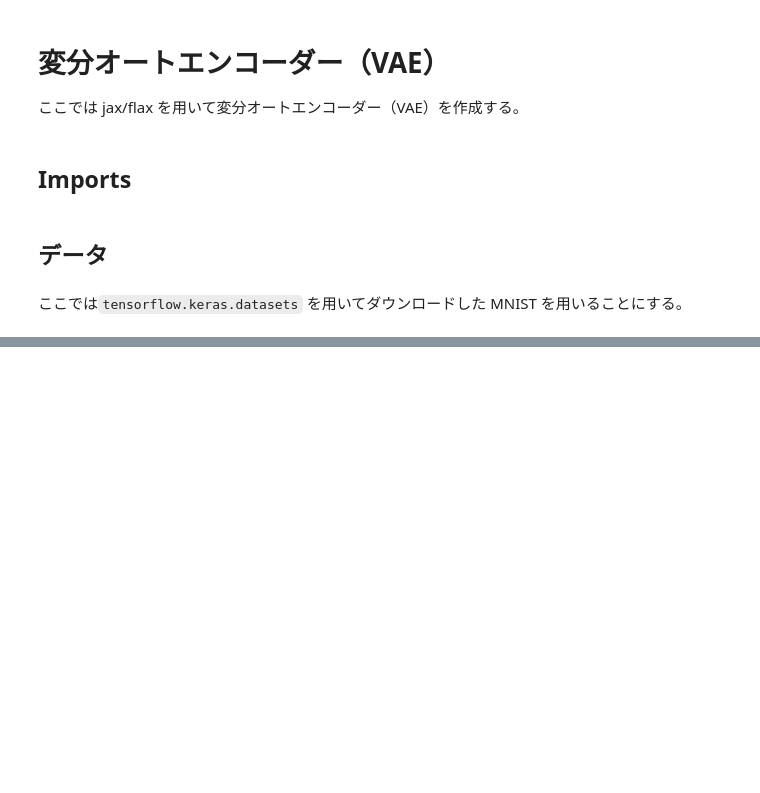
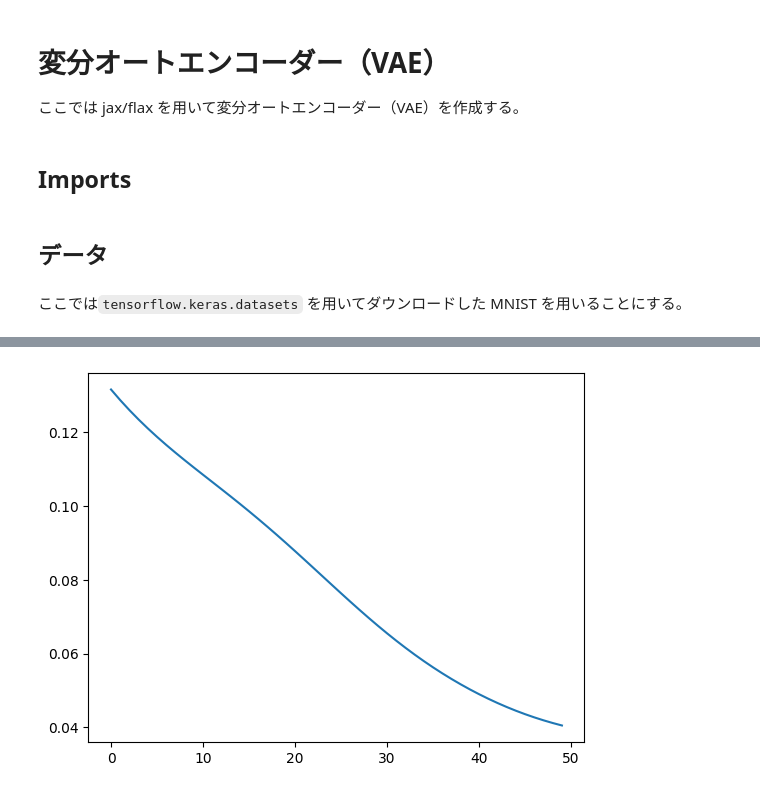
Before and after one commit to Omaam/deep-learning-from-scratch-5-with-jaxflax, a Jupyter notebook: notebooks/vae.ipynb, the cells around one changed output, grey strips where cells are left out. Saved outputs shown, nothing was run; the diff lists cells and outputs as text; code cells hidden in the pictures; blank space fills up the shorter version.

```diff
--- a/notebooks/vae.ipynb
+++ b/notebooks/vae.ipynb
@@ -36,7 +48,7 @@ test_labels = np.eye(10)[test_labels]
 # %%
 class Encoder(nn.Module):
-    hidden_dim: int = 512
-    latent_dim: int = 32
+    hidden_dim: int
+    latent_dim: int
 
     @nn.compact
     def __call__(self, x):
@@ -49,8 +61,8 @@ class Encoder(nn.Module):
 
 
 class Decoder(nn.Module):
-    hidden_dim: int = 512
-    output_dim: int = 784
+    hidden_dim: int
+    output_dim: int
 
     @nn.compact
     def __call__(self, x):
@@ -68,9 +80,13 @@ def reparameterize(mu, sigma):
 
 
 class VAE(nn.Module):
+    hidden_dim: int = 200
+    latent_dim: int = 20
+
     @nn.compact
     def __call__(self, x):
-        mu, sigma = Encoder()(x)
+        input_shape = x.shape[-1]
+        mu, sigma = Encoder(self.hidden_dim, self.latent_dim)(x)
         x = reparameterize(mu, sigma)
-        x = Decoder()(x)
+        x = Decoder(hidden_dim=self.hidden_dim, output_dim=input_shape)(x)
         return x
@@ -79,11 +105,13 @@ class VAE(nn.Module):
 # %%
+learning_rate = 3e-4
+
 key, key1 = random.split(random.PRNGKey(0), 2)
 variables = VAE().init(key1, train_images[0])
 
 state = train_state.TrainState.create(
     apply_fn=VAE().apply,
     params=variables['params'],
-    tx=optax.adam(learning_rate=0.001)
+    tx=optax.adam(learning_rate=learning_rate)
 )
 
 
@@ -113,12 +141,16 @@ def train_step(state, inputs, labels):
     return new_state, loss
 
 
-def train_epoch(state, input_batched, label_batched):
+def train_epoch(state, input_batched, label_batched, eval=False):
     loss_history = []
     for inputs, labels in zip(input_batched, label_batched):
+        # print(inputs.shape, labels.shape)
         new_state, loss = train_step(state, inputs, labels)
         loss_history.append(jax.device_get(loss).tolist())
-    return state, np.mean(loss_history)
+    if eval:
+        return state, np.mean(loss_history)
+    else:
+        return new_state, np.mean(loss_history)
 
 
 def fit(state, train_inputs, train_labels, test_inputs, test_labels,
@@ -142,7 +174,7 @@ def fit(state, train_inputs, train_labels, test_inputs, test_labels,
 
         # Evaluation
         _, loss_test = train_epoch(
-            state, test_inputs_batched, test_labels_batched
+            state, test_inputs_batched, test_labels_batched, eval=True
         )
         loss_history_test.append(loss_test)
 
@@ -166,6 +198,6 @@ def fit(state, train_inputs, train_labels, test_inputs, test_labels,
 state, history = fit(state,
                      train_images, train_images,  # 入力と出力は同一
                      test_images, test_images,    # 入力と出力は同一
-                     epochs=16,
-                     batch_size=128)
+                     epochs=50,
+                     batch_size=4096)
 # %% [output]
@@ -189,0 +221,5 @@ Wall time: 17 s
+# %%
+plt.plot(history['loss_train'])
+plt.show()
+# %% [output]
+[figure, added]
```
Also changed, not shown: parts of 7 cells of this notebook.
